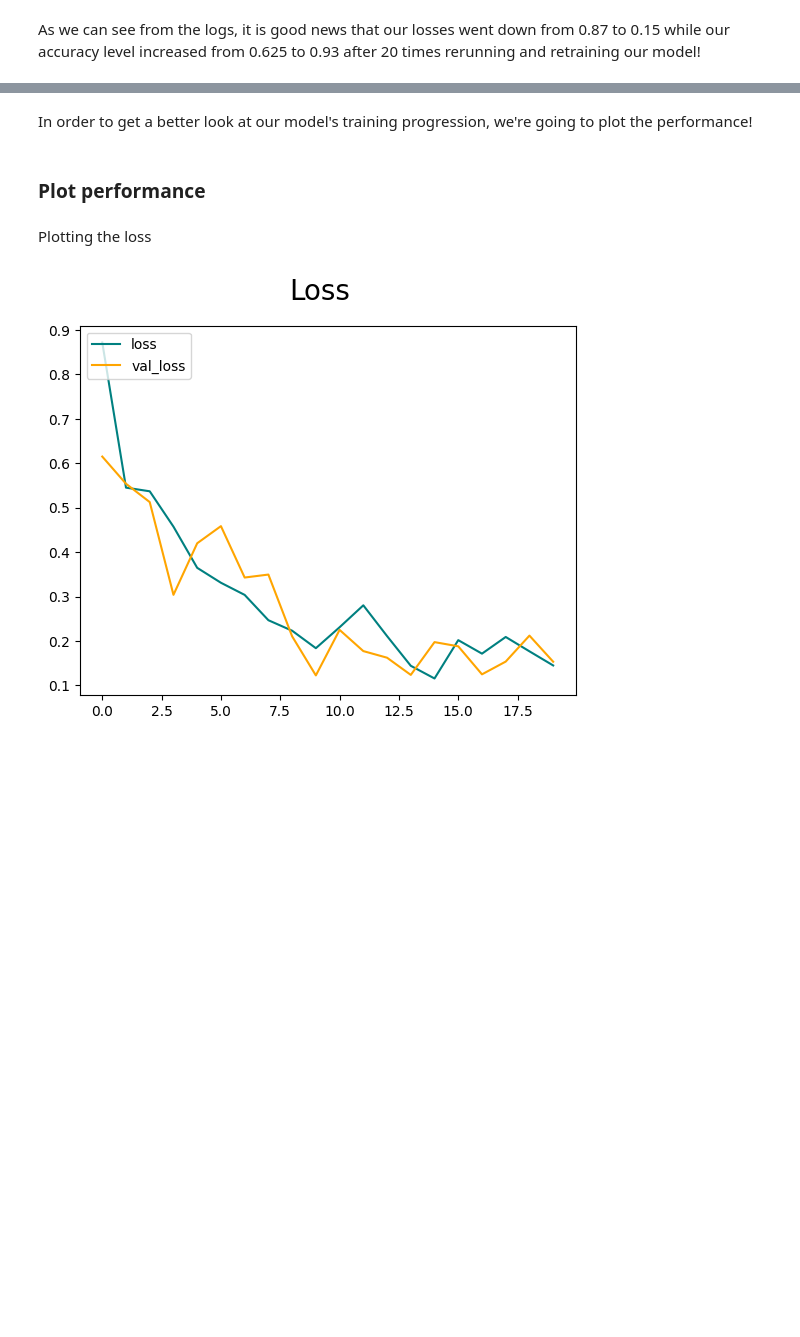
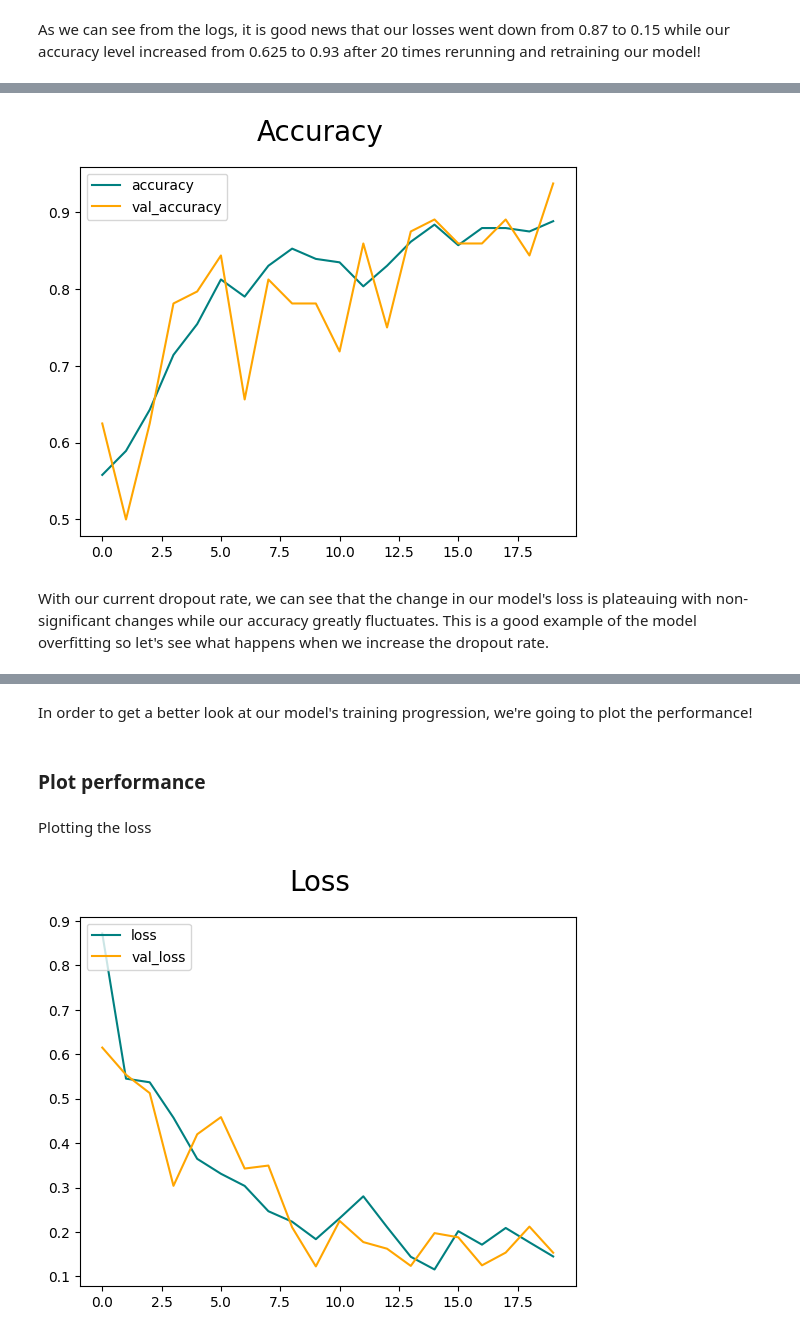
Before and after one commit to klam912/banana_ripeness_classification, a Jupyter notebook: code/analysis.ipynb, the cells around one changed output, grey strips where cells are left out. Drawn from its saved outputs; the diff is of its cells as text; code cells hidden in the pictures; blank space fills up the shorter version.

```diff
--- a/code/analysis.ipynb
+++ b/code/analysis.ipynb
@@ -237,0 +327,11 @@ As we can see from the logs, it is good news that our losses went down from 0.87
+# %%
+fig = plt.figure()
+plt.plot(hist.history['accuracy'], color = 'teal', label = 'accuracy')
+plt.plot(hist.history['val_accuracy'], color = 'orange', label='val_accuracy')
+plt.suptitle('Accuracy', fontsize=20)
+plt.legend(loc='upper left')
+plt.show()
+# %% [output]
+[figure, added]
+# %% [markdown]
+With our current dropout rate, we can see that the change in our model's loss is plateauing with non-significant changes while our accuracy greatly fluctuates. This is a good example of the model overfitting so let's see what happens when we increase the dropout rate.
```
Also changed, not shown: parts of 38 cells of this notebook.
